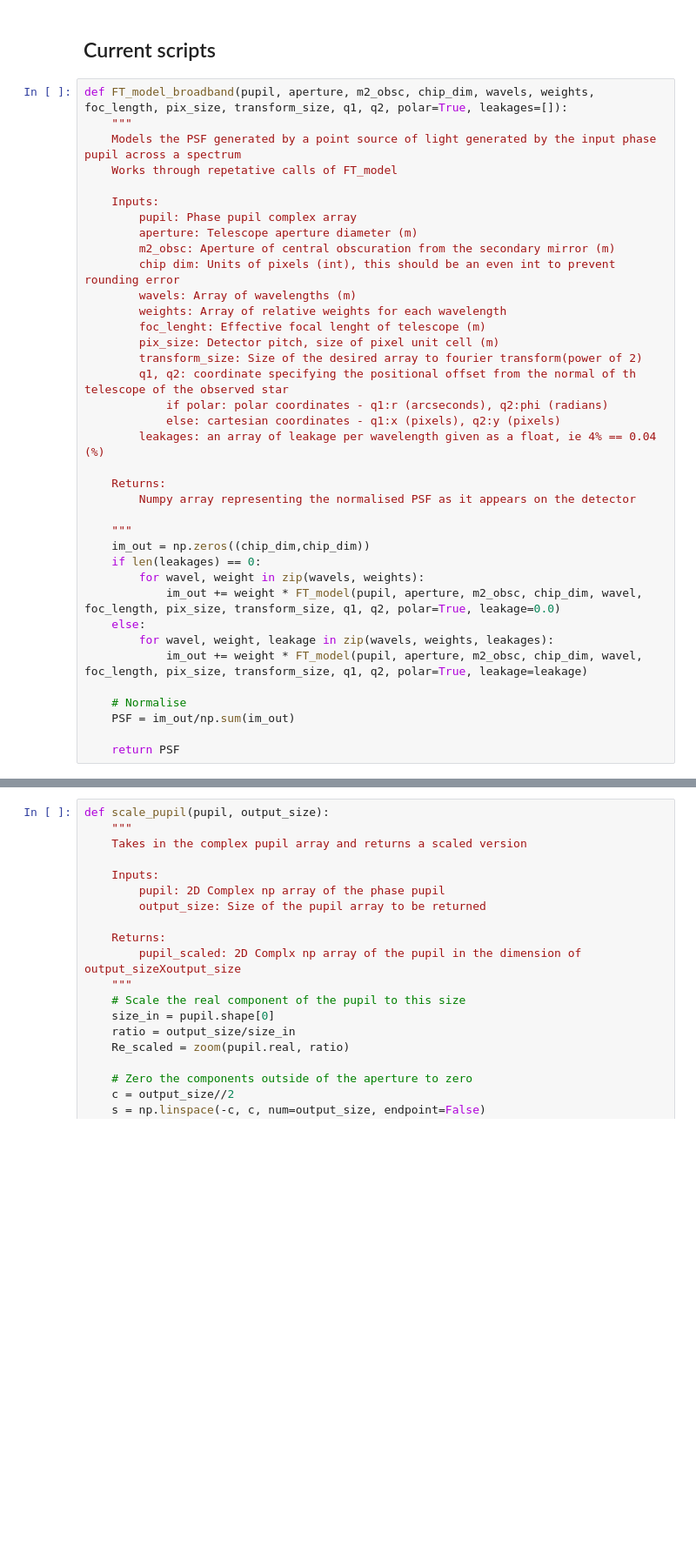
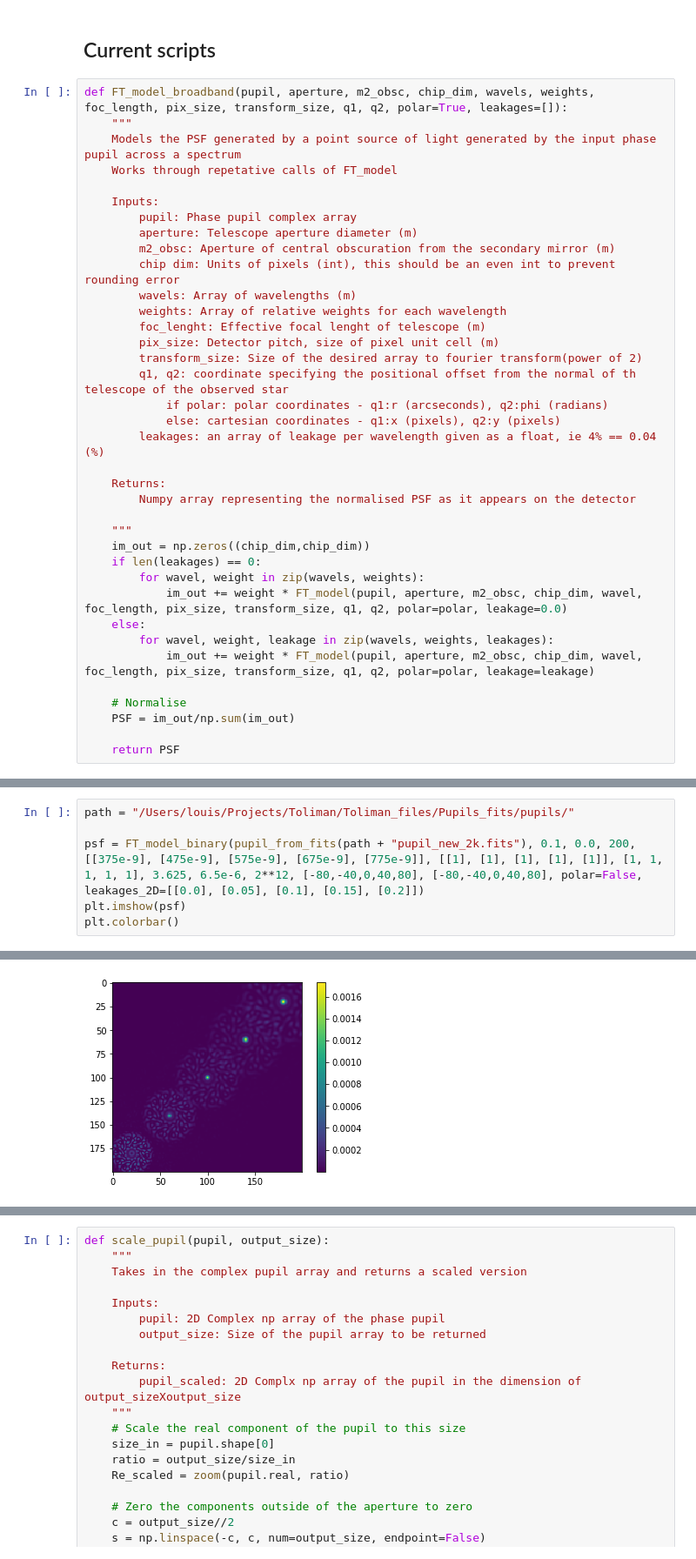
Before and after one commit to ptuthill/Toliman, a Jupyter notebook: Modelling/lib/FT_modelling_dev.ipynb, the cells around one changed output, grey strips where cells are left out. Shown: that part at 87% size. Cells and saved outputs as stored; diff of their text form; blank space fills up the shorter version.

Commit message:
Adding binary modelling and fixing leakage of off axis stars

```diff
--- a/Modelling/lib/FT_modelling_dev.ipynb
+++ b/Modelling/lib/FT_modelling_dev.ipynb
@@ -40,10 +40,10 @@ def FT_model_broadband(pupil, aperture, m2_obsc, chip_dim, wavels, weights, foc_
     im_out = np.zeros((chip_dim,chip_dim))
     if len(leakages) == 0:
         for wavel, weight in zip(wavels, weights):
-            im_out += weight * FT_model(pupil, aperture, m2_obsc, chip_dim, wavel, foc_length, pix_size, transform_size, q1, q2, polar=True, leakage=0.0)
+            im_out += weight * FT_model(pupil, aperture, m2_obsc, chip_dim, wavel, foc_length, pix_size, transform_size, q1, q2, polar=polar, leakage=0.0)
     else:
         for wavel, weight, leakage in zip(wavels, weights, leakages):
-            im_out += weight * FT_model(pupil, aperture, m2_obsc, chip_dim, wavel, foc_length, pix_size, transform_size, q1, q2, polar=True, leakage=leakage)
+            im_out += weight * FT_model(pupil, aperture, m2_obsc, chip_dim, wavel, foc_length, pix_size, transform_size, q1, q2, polar=polar, leakage=leakage)
 
     # Normalise
     PSF = im_out/np.sum(im_out)
@@ -139,3 +194,10 @@ def FT_model(pupil, aperture, m2_obsc, chip_dim, wl, foc_length, pix_size, trans
     PSF_out = PSF + PSF_empty
 
     return PSF_out
+# %%
+path = "/Users/louis/Projects/Toliman/Toliman_files/Pupils_fits/pupils/"
+
+psf = FT_model_binary(pupil_from_fits(path + "pupil_new_2k.fits"), 0.1, 0.0, 200, [[375e-9], [475e-9], [575e-9], [675e-9], [775e-9]], [[1], [1], [1], [1], [1]], [1, 1, 1, 1, 1], 3.625, 6.5e-6, 2**12, [-80,-40,0,40,80], [-80,-40,0,40,80], polar=False, leakages_2D=[[0.0], [0.05], [0.1], [0.15], [0.2]])
+plt.imshow(psf)
+plt.colorbar()
+# %% [output]
@@ -142 +205,2 @@ def FT_model(pupil, aperture, m2_obsc, chip_dim, wl, foc_length, pix_size, trans
+[figure, added]
 # %%
```
Also changed, not shown: parts of 12 cells of this notebook, 1 other file.
